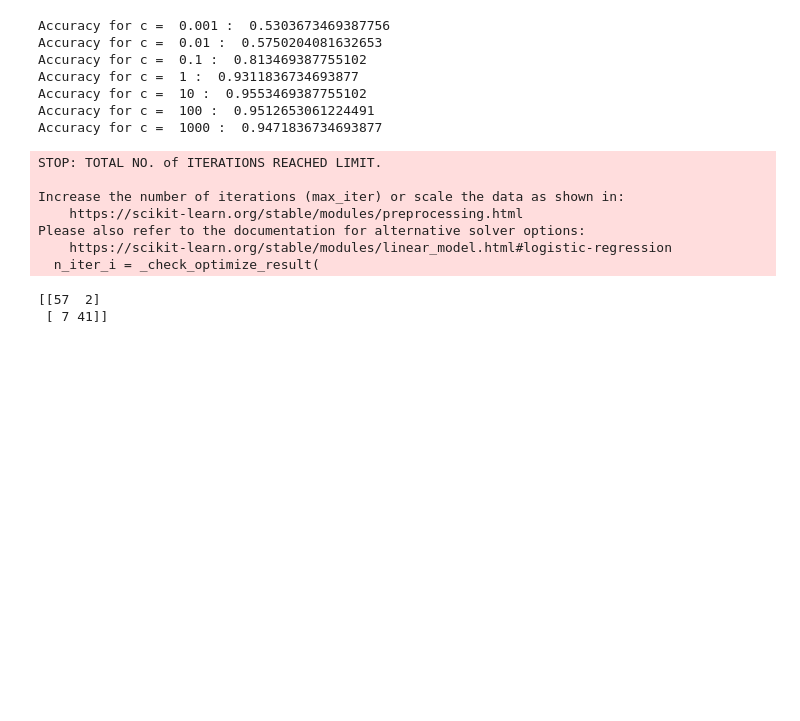
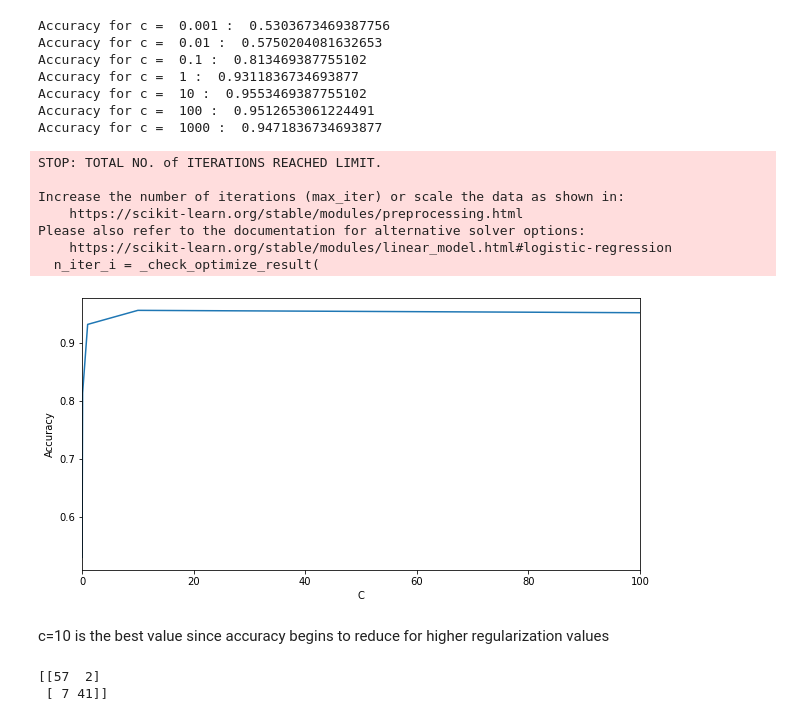
Before and after one commit to CS-School-Projects/ml-alzheirmer-prediction, a Jupyter notebook: alzhermer_notebook.ipynb, the cells around one changed output. Saved outputs shown, nothing was run; the diff lists cells and outputs as text; code cells hidden in the pictures; blank space fills up the shorter version.

Commit message:
chart added for regularization values

```diff
--- a/alzhermer_notebook.ipynb
+++ b/alzhermer_notebook.ipynb
@@ -270,9 +270,11 @@ Accuracy for c =  1000 :  0.9065420560747663
 #perform cross validation to avoid overfitting
 from sklearn.model_selection import cross_val_score
 c = [0.001, 0.01, 0.1, 1, 10, 100, 1000]
+scores_array = []
 for c in c:
     logreg = LogisticRegression(C=c, random_state=42)
     scores = cross_val_score(logreg, X_train_scaled, y_train, cv=5, scoring="accuracy")
+    scores_array.append(scores.mean())
     print("Accuracy for c = ", c, ": ", scores.mean())
 # %% [output]
 Accuracy for c =  0.001 :  0.5303673469387756
@@ -289,6 +291,19 @@ Increase the number of iterations (max_iter) or scale the data as shown in:
 Please also refer to the documentation for alternative solver options:
     https://scikit-learn.org/stable/modules/linear_model.html#logistic-regression
   n_iter_i = _check_optimize_result(
+# %%
+#plot the accuracy score for each c value
+c = [0.001, 0.01, 0.1, 1, 10, 100, 1000]
+plt.figure(figsize=(10,5))
+plt.plot(c, scores_array)
+plt.xlabel("C")
+plt.xlim(0,100)
+plt.ylabel("Accuracy")
+plt.show()
+# %% [output]
+[figure, added]
+# %% [markdown]
+c=10 is the best value since accuracy begins to reduce for higher regularization values
 # %%
 #train logistic regression model with c to be 10 and generate confusion matrix
 logreg = LogisticRegression(C=10, random_state=42)
```
